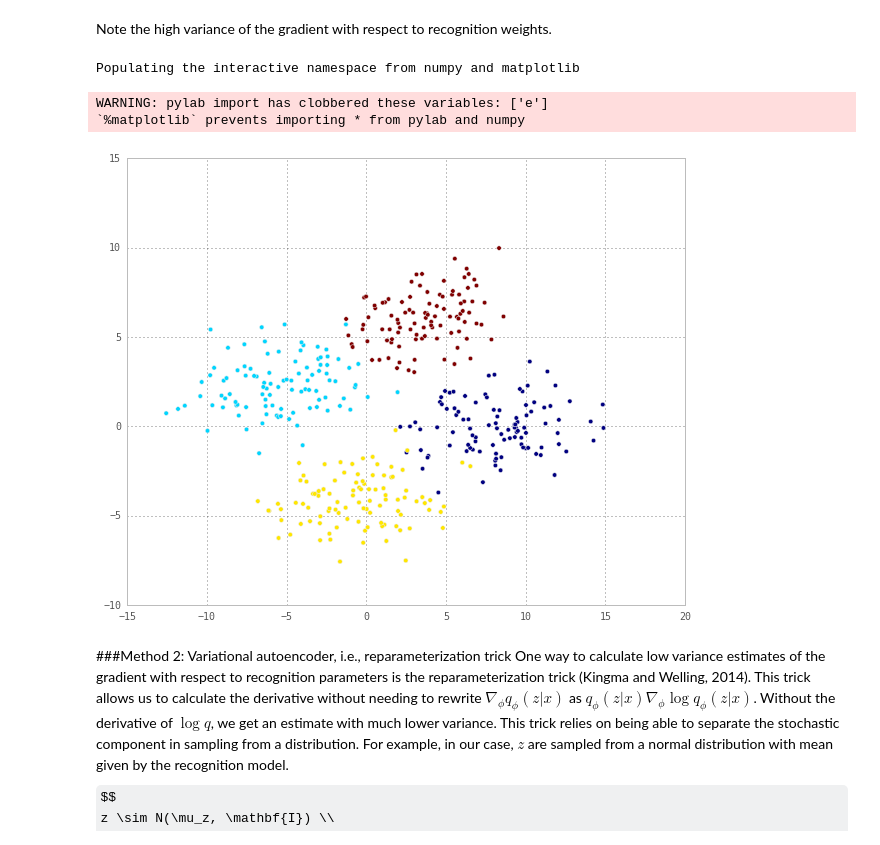
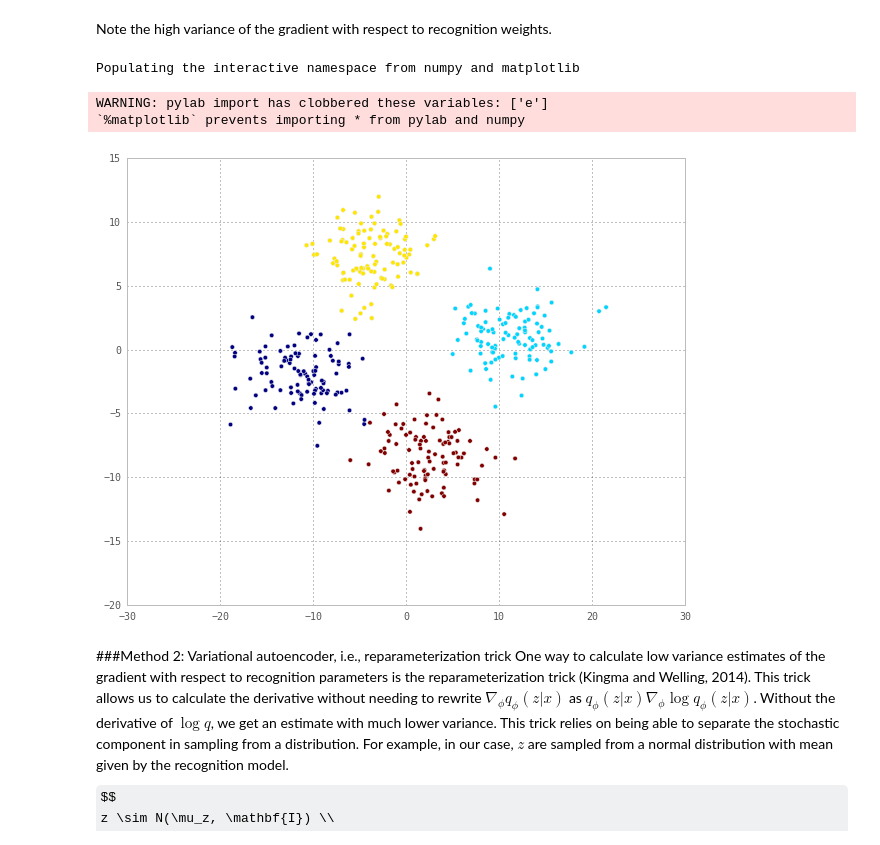
Before and after one commit to gokererdogan/Notebooks, a Jupyter notebook: Unsupervised Learning with Neural Networks.ipynb, the cells around one changed output. Cells and saved outputs as stored; diff of their text form; code cells hidden in the pictures; some formulas as TeX source.

```diff
--- a/Unsupervised Learning with Neural Networks.ipynb
+++ b/Unsupervised Learning with Neural Networks.ipynb
@@ -113,7 +119,7 @@ def calc_dl_dgen(xi, w_gen, b_gen, w_rec, b_rec, L=10):
     dl_db_gen = 0.0
     for l in range(L):
         # latent sample
-        zi = stat.multivariate_normal.rvs(mu_zi)
+        zi = mu_zi + np.random.randn(*mu_zi.shape)
         # generate x from latent sample
         mu_xi = np.dot(w_gen, zi) + b_gen
         # calculate derivatives
@@ -142,7 +148,7 @@ def calc_dl_drec(xi, w_gen, b_gen, w_rec, b_rec, L=10):
     dl_db_rec = 0.0
     for l in range(L):
         # latent sample
-        zi = stat.multivariate_normal.rvs(mu_zi)
+        zi = mu_zi + np.random.randn(*mu_zi.shape)
         # run generation network
         mu_xi = np.dot(w_gen, zi) + b_gen
         # log p_{\theta}(x,z_l) - log q_{\phi}(z_l|x)
@@ -160,10 +166,9 @@ def calc_log_ll(x, w_gen, b_gen, w_rec, b_rec):
         zp = np.dot(w_rec, xi) + b_rec
         xp = np.dot(w_gen, zp) + b_gen
         log_ll += -np.sum(np.square(xp - xi))
-    return log_ll
+    return log_ll / x.shape[0]
 # %%
 # learn parameters using gradient ascent
-
 w_gen_ga = w_gen_init.copy()
 b_gen_ga = b_gen_init.copy()
 w_rec_ga = w_rec_init.copy()
@@ -171,18 +176,18 @@ b_rec_ga = b_rec_init.copy()
 
 np.random.seed(456)
 
-epoch_count = 100
+epoch_count = 50
 lr_gen = 1e-3
 lr_rec = lr_gen * 1e-1
 
 log_ll_ga = np.zeros(epoch_count+1)
-log_ll_ga[0] = calc_log_ll(x, w_gen_ga, b_gen_ga, w_rec_ga, b_rec_ga)
-print "Initial log ll: {0:f}".format(log_ll_ga[0])
+log_ll_ga[0] = calc_log_ll(vx, w_gen_ga, b_gen_ga, w_rec_ga, b_rec_ga)
+print "Initial val log ll: {0:f}".format(log_ll_ga[0])
 
-dwrec_magnitude = np.zeros(x.shape[0])
+dwrec_magnitude = np.zeros(tx.shape[0])
 for e in range(epoch_count):
-    for i in range(x.shape[0]):
-        xi = x[i]
+    for i in range(tx.shape[0]):
+        xi = tx[i]
         dwgen, dbgen = calc_dl_dgen(xi, w_gen_ga, b_gen_ga, w_rec_ga, b_rec_ga, 1)
         w_gen_ga += lr_gen * dwgen
         b_gen_ga += lr_gen * dbgen
@@ -192,9 +197,9 @@ for e in range(epoch_count):
 
         dwrec_magnitude[i] = np.sum(np.square(dwrec))
 
-    log_ll_ga[e+1] = calc_log_ll(x, w_gen_ga, b_gen_ga, w_rec_ga, b_rec_ga)
+    log_ll_ga[e+1] = calc_log_ll(vx, w_gen_ga, b_gen_ga, w_rec_ga, b_rec_ga)
 
-print "Final log ll: {0:f}, grad w_rec magnitude in last epoch: {1:f}+-{2:f}".format(log_ll_ga[-1],
+print "Final val log ll: {0:f}, grad w_rec magnitude in last epoch: {1:f}+-{2:f}".format(log_ll_ga[-1],
                                                                               np.mean(dwrec_magnitude),
                                                                               np.std(dwrec_magnitude))
 # %% [output]
@@ -205,22 +226,22 @@ Note the high variance of the gradient with respect to recognition weights.
 # %%
 %pylab inline
 pylab.rcParams['figure.figsize'] = (10, 8)
 
 def plot_z(x, y, w_rec, b_rec):
     z = np.zeros((x.shape[0], 2))
     for i in range(x.shape[0]):
         xi = x[i]
         zi = np.dot(w_rec, xi) + b_rec
         z[i] = zi
     plt.scatter(z[:,0], z[:,1], c=y)
 
 # plot the 2D latent space
-plot_z(x, y, w_rec_ga, b_rec_ga)
+plot_z(tx, ty, w_rec_ga, b_rec_ga)
 # %% [output]
 Populating the interactive namespace from numpy and matplotlib
 WARNING: pylab import has clobbered these variables: ['e']
 `%matplotlib` prevents importing * from pylab and numpy
-[figure, old version]
+[figure, new version]
 # %% [markdown]
 ###Method 2: Variational autoencoder, i.e., reparameterization trick
 One way to calculate low variance estimates of the gradient with respect to recognition parameters is the reparameterization trick (Kingma and Welling, 2014). This trick allows us to calculate the derivative without needing to rewrite $\nabla_{\phi} q_{\phi}(z|x)$ as $q_{\phi}(z|x) \nabla_{\phi} \log q_{\phi}(z|x)$. Without the derivative of $\log q$, we get an estimate with much lower variance. This trick relies on being able to separate the stochastic component in sampling from a distribution. For example, in our case, $z$ are sampled from a normal distribution with mean given by the recognition model.
```
Also changed, not shown: parts of 3 cells of this notebook, 1 other file.
